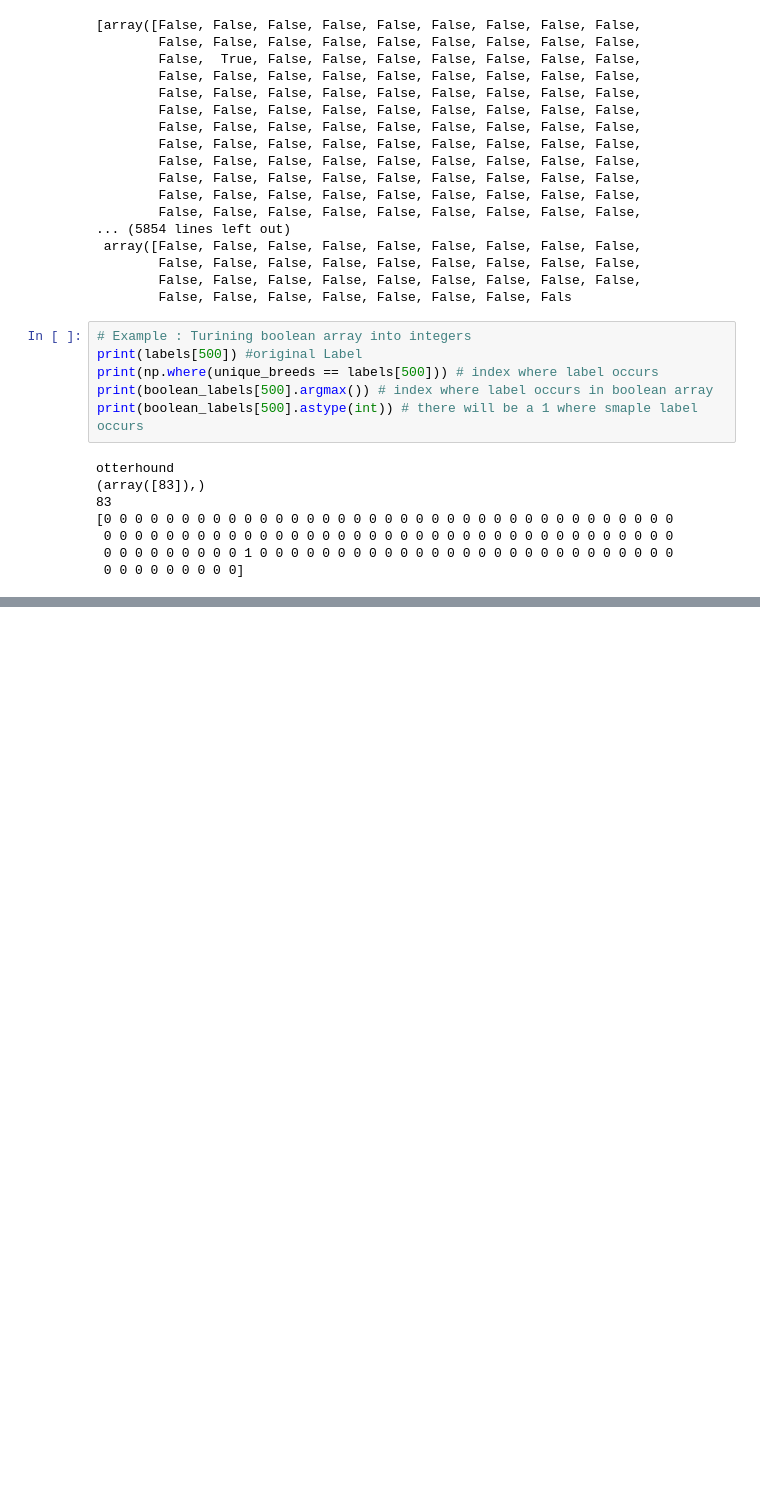
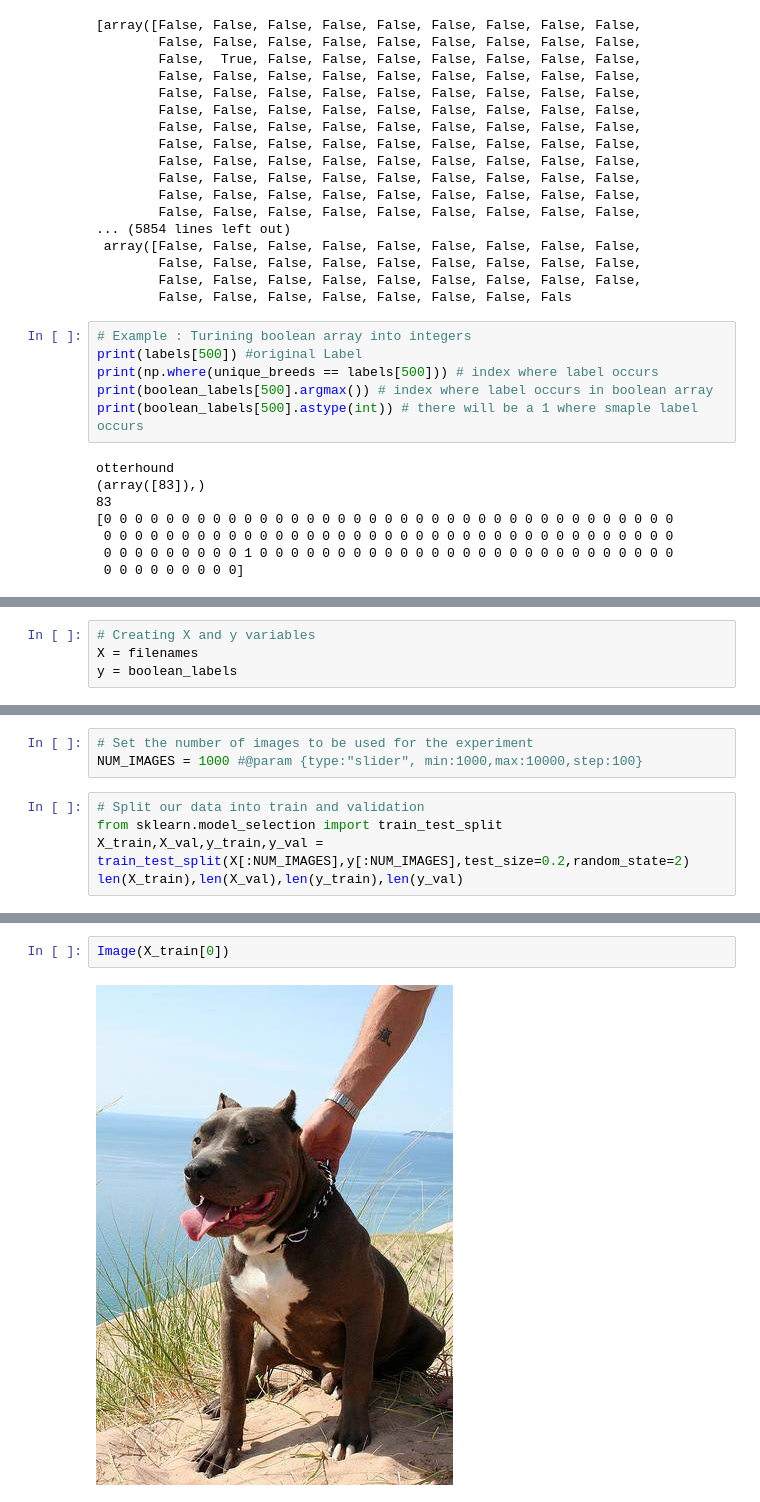
Before and after one commit to deepakjayakumar/TensorFlow_project_1, a Jupyter notebook: god_vision.ipynb, the cells around one changed output, grey strips where cells are left out. Drawn from its saved outputs; the diff is of its cells as text; blank space fills up the shorter version.

Commit message:
Created validation set

```diff
--- a/god_vision.ipynb
+++ b/god_vision.ipynb
@@ -183,0 +188,4 @@ otterhound
+# %%
+# Creating X and y variables
+X = filenames
+y = boolean_labels
@@ -183,0 +198,8 @@ otterhound
+# %%
+# Set the number of images to be used for the experiment
+NUM_IMAGES = 1000 #@param {type:"slider", min:1000,max:10000,step:100}
+# %%
+# Split our data into train and validation
+from sklearn.model_selection import train_test_split
+X_train,X_val,y_train,y_val = train_test_split(X[:NUM_IMAGES],y[:NUM_IMAGES],test_size=0.2,random_state=2)
+len(X_train),len(X_val),len(y_train),len(y_val)
@@ -183,0 +224,4 @@ otterhound
+# %%
+Image(X_train[0])
+# %% [output]
+[figure, added]
```
Also changed, not shown: parts of 8 cells of this notebook.
